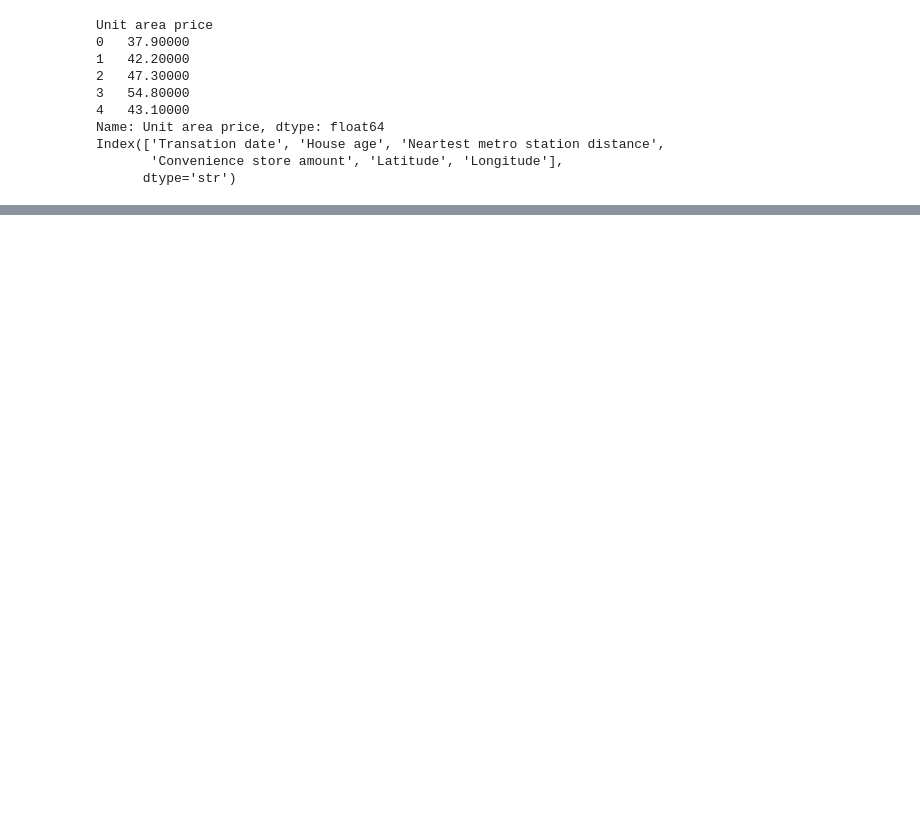
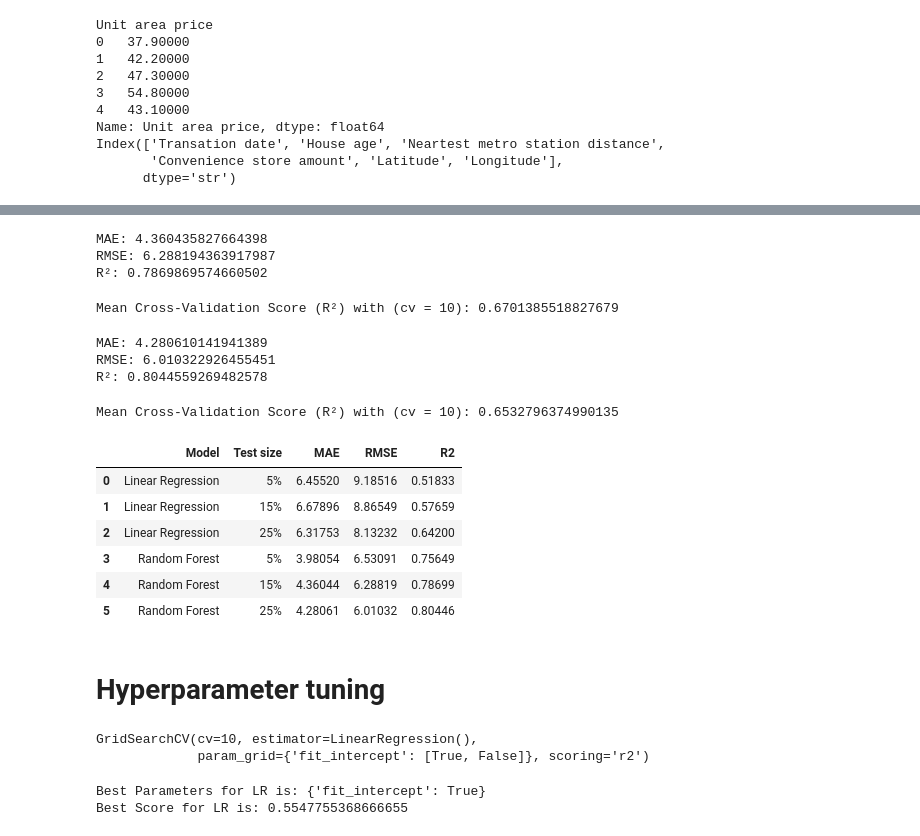
Before and after one commit to sba26097-ai/ML-CA_1, a Jupyter notebook: CA_1_ML.ipynb, the cells around one changed output, grey strips where cells are left out. Drawn from its saved outputs; the diff is of its cells as text; code cells hidden in the pictures; blank space fills up the shorter version.

```diff
--- a/CA_1_ML.ipynb
+++ b/CA_1_ML.ipynb
@@ -432,0 +552,68 @@ plt.show()
+# %%
+mae_rf_15 = mean_absolute_error(y_test, y_pred_rf)
+rmse_rf_15 = mean_squared_error(y_test, y_pred_rf) ** 0.5
+r2_rf_15 = r2_score(y_test, y_pred_rf)
+print("MAE:", mae_rf_15)
+print("RMSE:", rmse_rf_15)
+print("R²:", r2_rf_15)
+# %% [output]
+MAE: 4.360435827664398
+RMSE: 6.288194363917987
+R²: 0.7869869574660502
+# %%
+cv_scores_rf_15 = cross_val_score(rf_model, X_train, y_train, cv=10, scoring='r2')
+
+print("Mean Cross-Validation Score (R²) with (cv = 10):", np.mean(cv_scores_rf_15))
+# %% [output]
+Mean Cross-Validation Score (R²) with (cv = 10): 0.6701385518827679
+# %%
+# random forest 25%
+X_train, X_test, y_train, y_test = train_test_split(X, y, test_size=0.25, random_state=102)
+rf_model = RandomForestRegressor(random_state=102)
+rf_model.fit(X_train, y_train)
+y_pred_rf = rf_model.predict(X_test)
+# %%
+rf_model = RandomForestRegressor(random_state=102)
+rf_model.fit(X_train, y_train)
+y_pred_rf = rf_model.predict(X_test)
+# %%
+mae_rf_25 = mean_absolute_error(y_test, y_pred_rf)
+rmse_rf_25 = mean_squared_error(y_test, y_pred_rf) ** 0.5
+r2_rf_25 = r2_score(y_test, y_pred_rf)
+print("MAE:", mae_rf_25)
+print("RMSE:", rmse_rf_25)
+print("R²:", r2_rf_25)
+# %% [output]
+MAE: 4.280610141941389
+RMSE: 6.010322926455451
+R²: 0.8044559269482578
+# %%
+cv_scores_rf_25 = cross_val_score(rf_model, X_train, y_train, cv=10, scoring='r2')
+
+print("Mean Cross-Validation Score (R²) with (cv = 10):", np.mean(cv_scores_rf_25))
+# %% [output]
+Mean Cross-Validation Score (R²) with (cv = 10): 0.6532796374990135
+# %%
+# !!!
+comparison = pd.DataFrame({
+    'Model': ['Linear Regression', 'Linear Regression', 'Linear Regression',
+              'Random Forest', 'Random Forest', 'Random Forest'],
+    'Test size': ['5%', '15%', '25%', '5%', '15%', '25%'],
+    'MAE': [mae_lr_5, mae_lr_15, mae_lr_25,
+            mae_rf_5, mae_rf_15, mae_rf_25],
+    'RMSE': [rmse_lr_5, rmse_lr_15, rmse_lr_25,
+             rmse_rf_5, rmse_rf_15, rmse_rf_25],
+    'R2': [r2_lr_5, r2_lr_15, r2_lr_25,
+           r2_rf_5, r2_rf_15, r2_rf_25]
+})
+comparison
+# %% [output]
+|  | Model | Test size | MAE | RMSE | R2 |
+| 0 | Linear Regression | 5% | 6.45520 | 9.18516 | 0.51833 |
+| 1 | Linear Regression | 15% | 6.67896 | 8.86549 | 0.57659 |
+| 2 | Linear Regression | 25% | 6.31753 | 8.13232 | 0.64200 |
+| 3 | Random Forest | 5% | 3.98054 | 6.53091 | 0.75649 |
+| 4 | Random Forest | 15% | 4.36044 | 6.28819 | 0.78699 |
+| 5 | Random Forest | 25% | 4.28061 | 6.01032 | 0.80446 |
+# %% [markdown]
+# Hyperparameter tuning
@@ -432,0 +622,12 @@ plt.show()
+# %%
+grid_lr = GridSearchCV(LinearRegression(),param_lr,cv=10,scoring='r2')
+grid_lr.fit(X_train, y_train)
+# %% [output]
+GridSearchCV(cv=10, estimator=LinearRegression(),
+             param_grid={'fit_intercept': [True, False]}, scoring='r2')
+# %%
+print("Best Parameters for LR is:", grid_lr.best_params_)
+print("Best Score for LR is:", grid_lr.best_score_)
+# %% [output]
+Best Parameters for LR is: {'fit_intercept': True}
+Best Score for LR is: 0.5547755368666655
```
Also changed, not shown: parts of 39 cells of this notebook.
